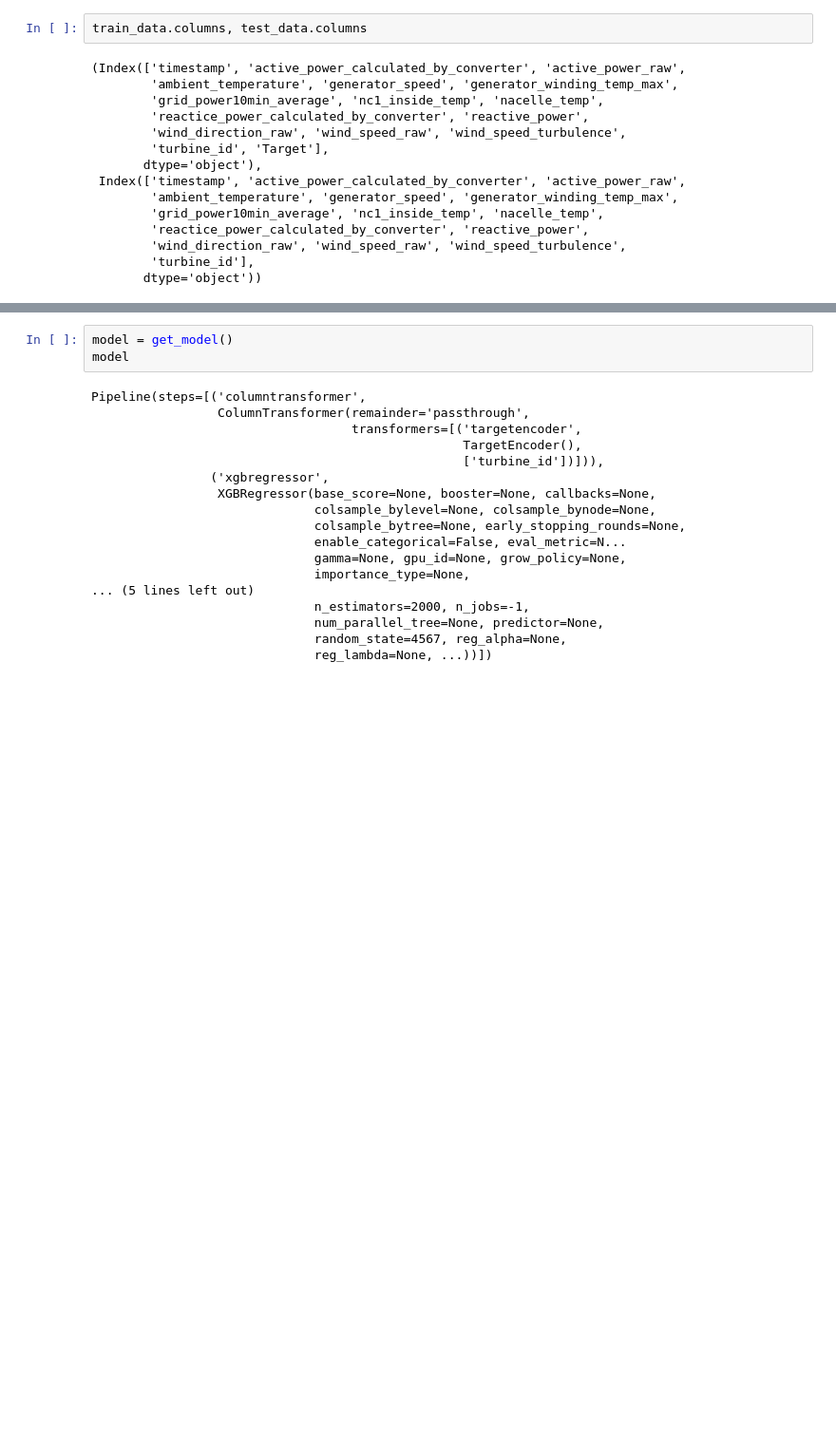
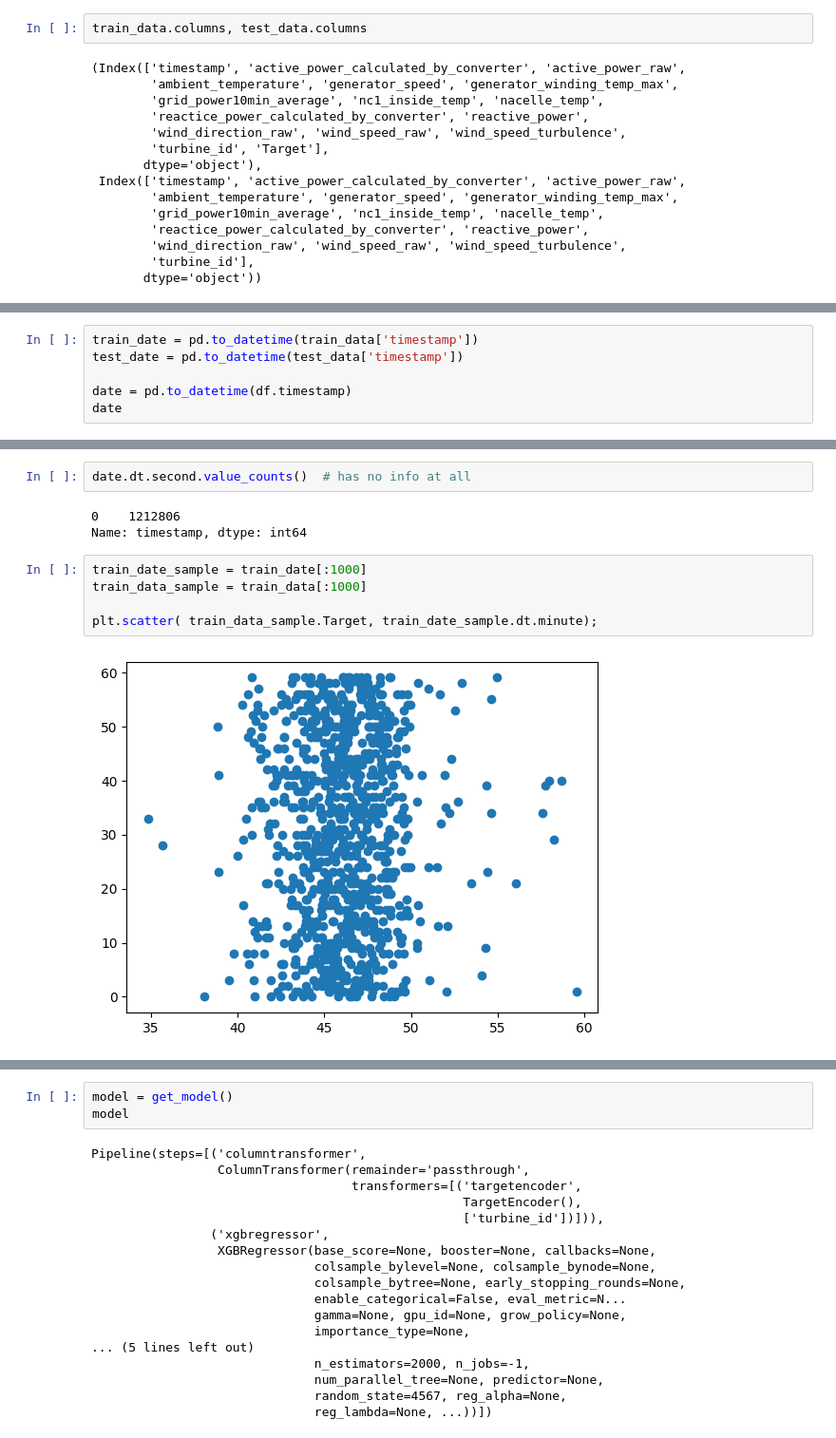
Before and after one commit to k-loki/re_new-machinehack, a Jupyter notebook: notebooks/ft_sel.ipynb, the cells around one changed output, grey strips where cells are left out. Shown: that part at 95% size. Drawn from its saved outputs; the diff is of its cells as text; blank space fills up the shorter version.

```diff
--- a/notebooks/ft_sel.ipynb
+++ b/notebooks/ft_sel.ipynb
@@ -40,0 +50,6 @@ train_data.columns, test_data.columns
+# %%
+train_date = pd.to_datetime(train_data['timestamp'])
+test_date = pd.to_datetime(test_data['timestamp'])
+
+date = pd.to_datetime(df.timestamp)
+date
@@ -40,0 +188,12 @@ train_data.columns, test_data.columns
+# %%
+date.dt.second.value_counts()  # has no info at all
+# %% [output]
+0    1212806
+Name: timestamp, dtype: int64
+# %%
+train_date_sample = train_date[:1000]
+train_data_sample = train_data[:1000]
+
+plt.scatter( train_data_sample.Target, train_date_sample.dt.minute);
+# %% [output]
+[figure, added]
```
Also changed, not shown: parts of 44 cells of this notebook.
